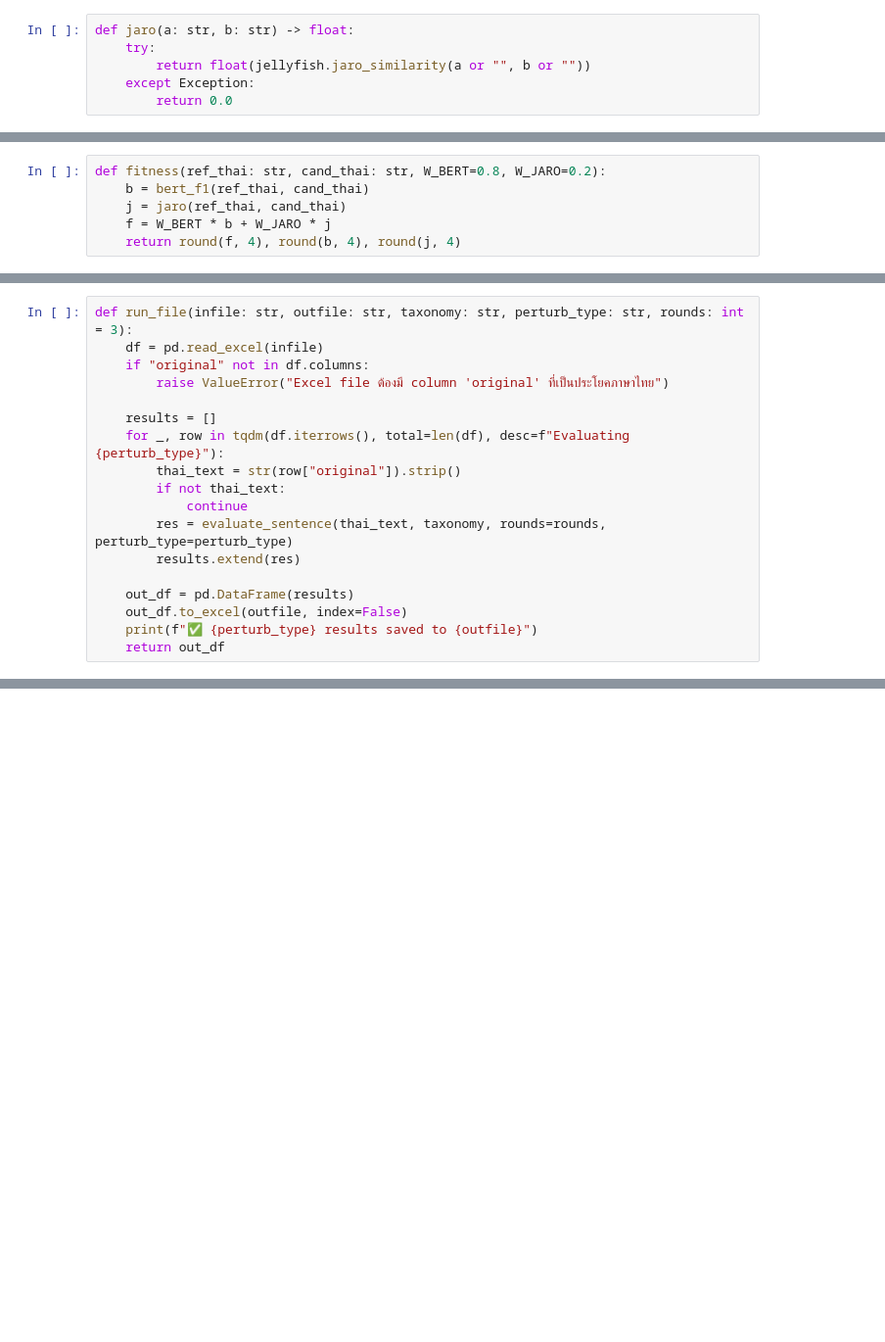
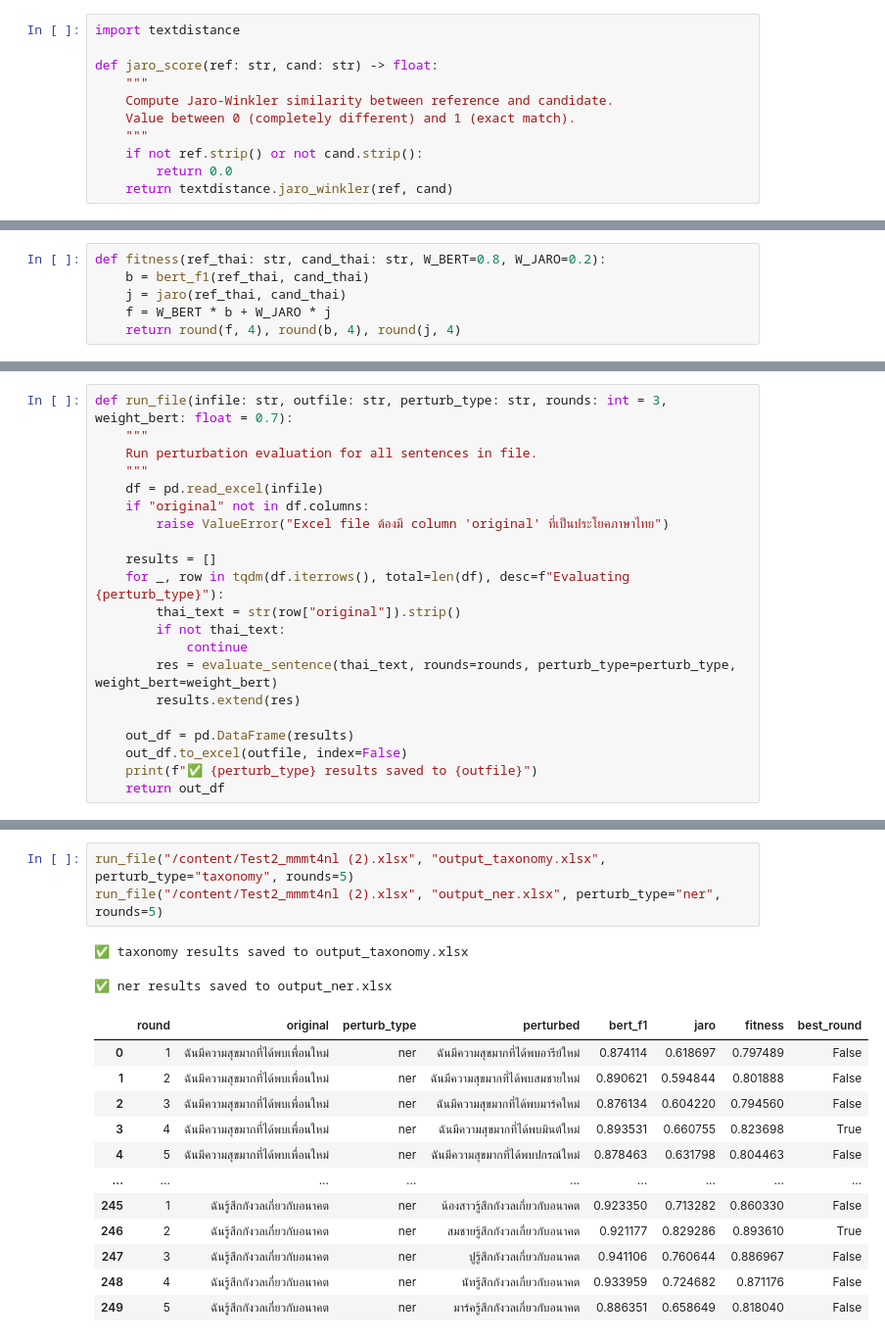
Before and after one commit to lapatradaa/M-MMT4NL, a Jupyter notebook: llms_evaluation_direct_translate_v2.ipynb, the cells around one changed output, grey strips where cells are left out. Shown at 98% size. Cells and saved outputs as stored; diff of their text form; blank space fills up the shorter version.

```diff
--- a/llms_evaluation_direct_translate_v2.ipynb
+++ b/llms_evaluation_direct_translate_v2.ipynb
@@ -116,12 +116,17 @@ def perturb_thai(thai_text: str, taxonomy: str):
         temperature=0.7
     )
     return resp.choices[0].message.content.strip()
-# %%
-def jaro(a: str, b: str) -> float:
-    try:
-        return float(jellyfish.jaro_similarity(a or "", b or ""))
-    except Exception:
-        return 0.0
+# %%
+import textdistance
+
+def jaro_score(ref: str, cand: str) -> float:
+    """
+    Compute Jaro-Winkler similarity between reference and candidate.
+    Value between 0 (completely different) and 1 (exact match).
+    """
+    if not ref.strip() or not cand.strip():
+        return 0.0
+    return textdistance.jaro_winkler(ref, cand)
 # %%
 def bert_f1(ref: str, cand: str) -> float:
     if not ref.strip() or not cand.strip():
@@ -215,6 +219,9 @@ def evaluate_sentence(sentence: str, taxonomy: str, rounds: int = 3, perturb_typ
     return results
 # %%
-def run_file(infile: str, outfile: str, taxonomy: str, perturb_type: str, rounds: int = 3):
+def run_file(infile: str, outfile: str, perturb_type: str, rounds: int = 3, weight_bert: float = 0.7):
+    """
+    Run perturbation evaluation for all sentences in file.
+    """
     df = pd.read_excel(infile)
     if "original" not in df.columns:
         raise ValueError("Excel file ต้องมี column 'original' ที่เป็นประโยคภาษาไทย")
@@ -224,7 +231,7 @@ def run_file(infile: str, outfile: str, taxonomy: str, perturb_type: str, rounds
         thai_text = str(row["original"]).strip()
         if not thai_text:
             continue
-        res = evaluate_sentence(thai_text, taxonomy, rounds=rounds, perturb_type=perturb_type)
+        res = evaluate_sentence(thai_text, rounds=rounds, perturb_type=perturb_type, weight_bert=weight_bert)
         results.extend(res)
 
     out_df = pd.DataFrame(results)
@@ -262,0 +241,18 @@ Please note that authentication is recommended but still optional to access publ
+# %%
+run_file("/content/Test2_mmmt4nl (2).xlsx", "output_taxonomy.xlsx", perturb_type="taxonomy", rounds=5)
+run_file("/content/Test2_mmmt4nl (2).xlsx", "output_ner.xlsx", perturb_type="ner", rounds=5)
+# %% [output]
+✅ taxonomy results saved to output_taxonomy.xlsx
+✅ ner results saved to output_ner.xlsx
+|  | round | original | perturb_type | perturbed | bert_f1 | jaro | fitness | best_round |
+| 0 | 1 | ฉันมีความสุขมากที่ได้พบเพื่อนใหม่ | ner | ฉันมีความสุขมากที่ได้พบอารีย์ใหม่ | 0.874114 | 0.618697 | 0.797489 | False |
+| 1 | 2 | ฉันมีความสุขมากที่ได้พบเพื่อนใหม่ | ner | ฉันมีความสุขมากที่ได้พบสมชายใหม่ | 0.890621 | 0.594844 | 0.801888 | False |
+| 2 | 3 | ฉันมีความสุขมากที่ได้พบเพื่อนใหม่ | ner | ฉันมีความสุขมากที่ได้พบมาร์คใหม่ | 0.876134 | 0.604220 | 0.794560 | False |
+| 3 | 4 | ฉันมีความสุขมากที่ได้พบเพื่อนใหม่ | ner | ฉันมีความสุขมากที่ได้พบมินต์ใหม่ | 0.893531 | 0.660755 | 0.823698 | True |
+| 4 | 5 | ฉันมีความสุขมากที่ได้พบเพื่อนใหม่ | ner | ฉันมีความสุขมากที่ได้พบปกรณ์ใหม่ | 0.878463 | 0.631798 | 0.804463 | False |
+| ... | ... | ... | ... | ... | ... | ... | ... | ... |
+| 245 | 1 | ฉันรู้สึกกังวลเกี่ยวกับอนาคต | ner | น้องสาวรู้สึกกังวลเกี่ยวกับอนาคต | 0.923350 | 0.713282 | 0.860330 | False |
+| 246 | 2 | ฉันรู้สึกกังวลเกี่ยวกับอนาคต | ner | สมชายรู้สึกกังวลเกี่ยวกับอนาคต | 0.921177 | 0.829286 | 0.893610 | True |
+| 247 | 3 | ฉันรู้สึกกังวลเกี่ยวกับอนาคต | ner | ปูรู้สึกกังวลเกี่ยวกับอนาคต | 0.941106 | 0.760644 | 0.886967 | False |
+| 248 | 4 | ฉันรู้สึกกังวลเกี่ยวกับอนาคต | ner | นัทรู้สึกกังวลเกี่ยวกับอนาคต | 0.933959 | 0.724682 | 0.871176 | False |
+| 249 | 5 | ฉันรู้สึกกังวลเกี่ยวกับอนาคต | ner | มาร์ครู้สึกกังวลเกี่ยวกับอนาคต | 0.886351 | 0.658649 | 0.818040 | False |
```
Also changed, not shown: parts of 6 cells of this notebook.
